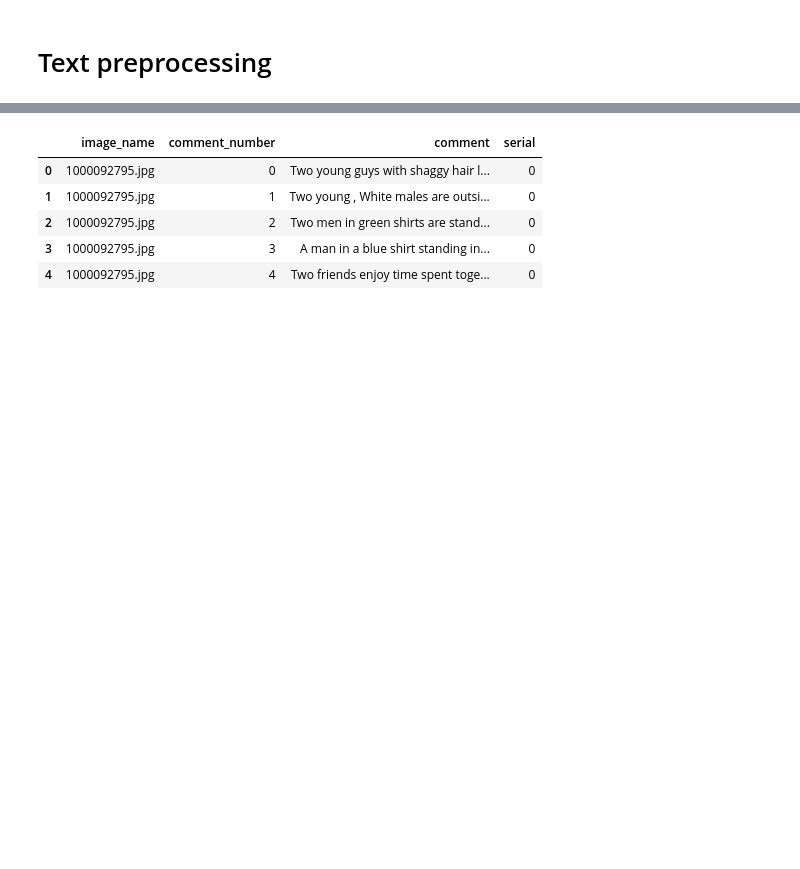
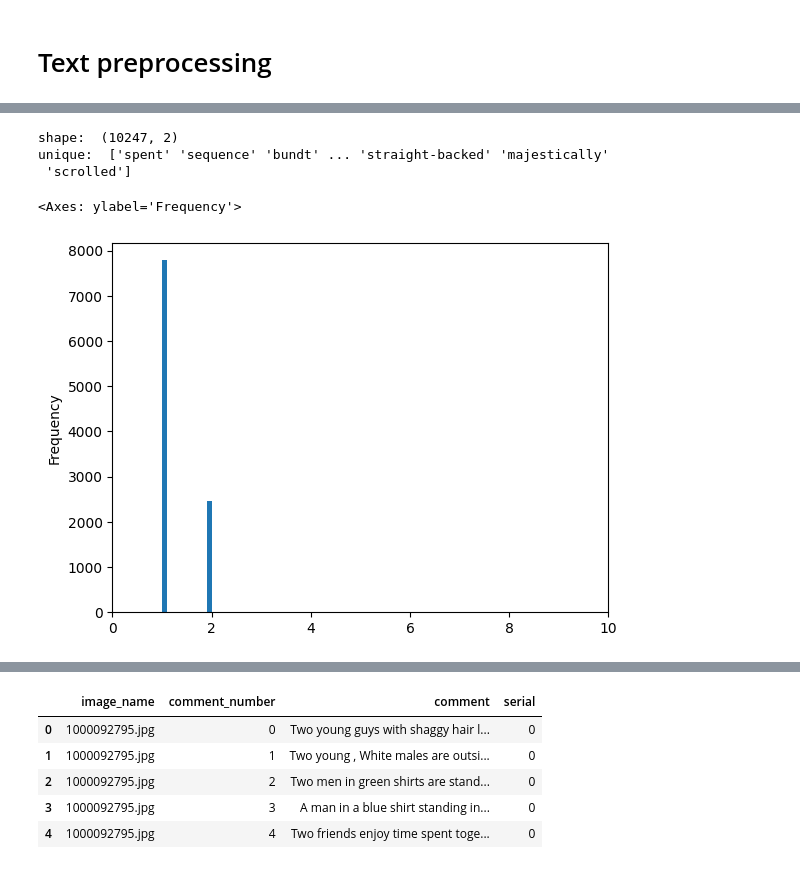
Before and after one commit to tikendraw/caption-generator, a Jupyter notebook: captiongenerator_notebook.ipynb, the cells around one changed output, grey strips where cells are left out. Cells and saved outputs as stored; diff of their text form; code cells hidden in the pictures; blank space fills up the shorter version.

```diff
--- a/captiongenerator_notebook.ipynb
+++ b/captiongenerator_notebook.ipynb
@@ -277,0 +299,13 @@ a = plot_image_with_captions(df)
+# %%
+# removing the words with less frequency
+
+text_data = df['comment'].str.lower().str.cat(sep=' ')
+
+# Tokenize the words
+words = word_tokenize(text_data) #takes 19s
+# %%
+
+# Get unique words
+word_count = Counter(words)
+# countdf = pd.DataFrame(dict(word_count), index = range(word_count))
+unique_words = set(words)
@@ -277,0 +318,4 @@ a = plot_image_with_captions(df)
+# %%
+# fff = [key for key in ff.keys() if ff[key]< 3]
+countdf = pd.DataFrame([word_count.keys(), word_count.values()]).T
+countdf.columns = ['word', 'counts']
@@ -277,0 +331,13 @@ a = plot_image_with_captions(df)
+# %%
+_low = countdf[countdf['counts']<3]
+print('shape: ',_low.shape)
+print('unique: ',_low.word.unique())
+# %% [output]
+shape:  (10247, 2)
+unique:  ['spent' 'sequence' 'bundt' ... 'straight-backed' 'majestically'
+ 'scrolled']
+# %%
+_low.counts.plot(kind = 'hist', xlim = [0,10])
+# %% [output]
+<Axes: ylabel='Frequency'>
+[figure, added]
```
Also changed, not shown: parts of 19 cells of this notebook.
